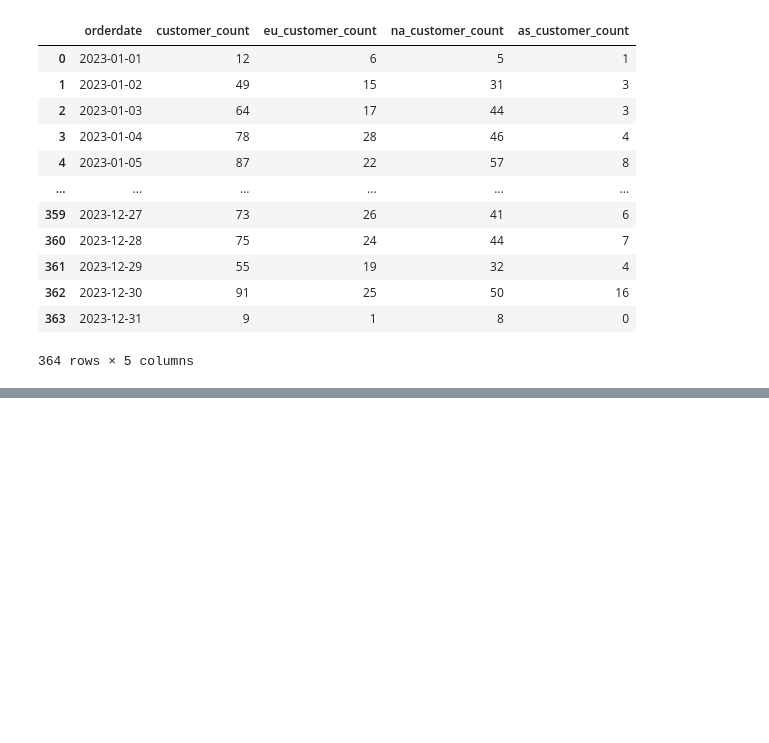
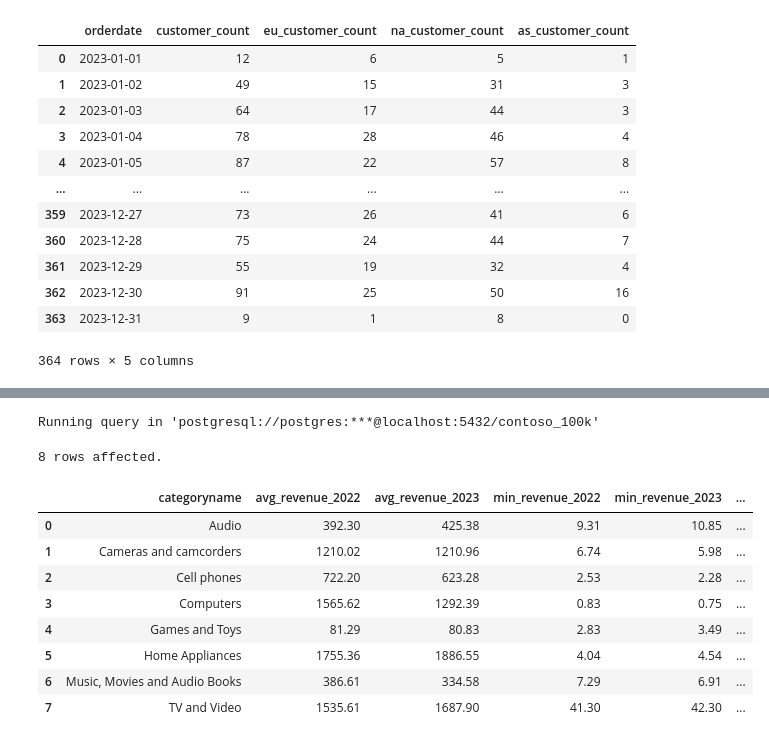
Before and after one commit to Nour-salepan/collab, a Jupyter notebook: Resources/Blank_SQL_Notebook.ipynb, the cells around one changed output, grey strips where cells are left out. Cells and saved outputs as stored; diff of their text form; code cells hidden in the pictures; blank space fills up the shorter version.

```diff
--- a/Resources/Blank_SQL_Notebook.ipynb
+++ b/Resources/Blank_SQL_Notebook.ipynb
@@ -131,0 +132,26 @@ Running query in 'postgresql://postgres:***@localhost:5432/contoso_100k'
+# %%
+%%sql
+select
+p.categoryname,
+AVG(case when s.orderdate between '2022-01-01' and '2022-12-31' then s.netprice * s.quantity * s.exchangeRate end ) as avg_revenue_2022,
+AVG(case when s.orderdate between '2023-01-01' and '2023-12-31' then s.netprice * s.quantity * s.exchangeRate end ) as avg_revenue_2023,
+MIN(case when s.orderdate between '2022-01-01' and '2022-12-31' then s.netprice * s.quantity * s.exchangeRate end ) as min_revenue_2022,
+MIN(case when s.orderdate between '2023-01-01' and '2023-12-31' then s.netprice * s.quantity * s.exchangeRate end ) as min_revenue_2023,
+MAX(case when s.orderdate between '2022-01-01' and '2022-12-31' then s.netprice * s.quantity * s.exchangeRate end ) as max_revenue_2022,
+MAX(case when s.orderdate between '2023-01-01' and '2023-12-31' then s.netprice * s.quantity * s.exchangeRate end ) as max_revenue_2023
+from sales s
+left join product p on s.productkey = p.productkey
+group by p.categoryname
+order by p.categoryname;
+# %% [output]
+Running query in 'postgresql://postgres:***@localhost:5432/contoso_100k'
+8 rows affected.
+|  | categoryname | avg_revenue_2022 | avg_revenue_2023 | min_revenue_2022 | min_revenue_2023 | ... |
+| 0 | Audio | 392.30 | 425.38 | 9.31 | 10.85 | ... |
+| 1 | Cameras and camcorders | 1210.02 | 1210.96 | 6.74 | 5.98 | ... |
+| 2 | Cell phones | 722.20 | 623.28 | 2.53 | 2.28 | ... |
+| 3 | Computers | 1565.62 | 1292.39 | 0.83 | 0.75 | ... |
+| 4 | Games and Toys | 81.29 | 80.83 | 2.83 | 3.49 | ... |
+| 5 | Home Appliances | 1755.36 | 1886.55 | 4.04 | 4.54 | ... |
+| 6 | Music, Movies and Audio Books | 386.61 | 334.58 | 7.29 | 6.91 | ... |
+| 7 | TV and Video | 1535.61 | 1687.90 | 41.30 | 42.30 | ... |
```
Also changed, not shown: parts of 3 cells of this notebook.
